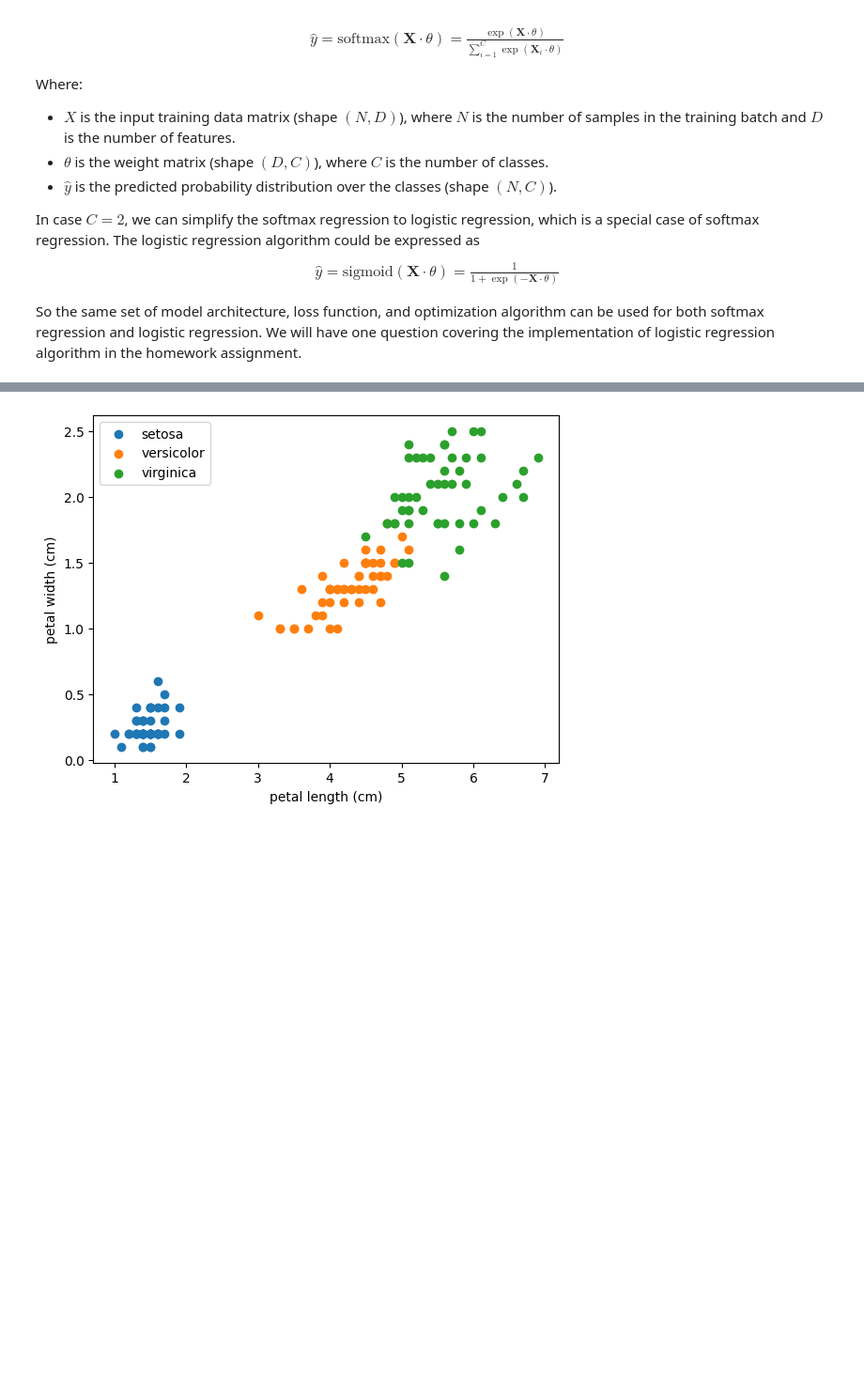
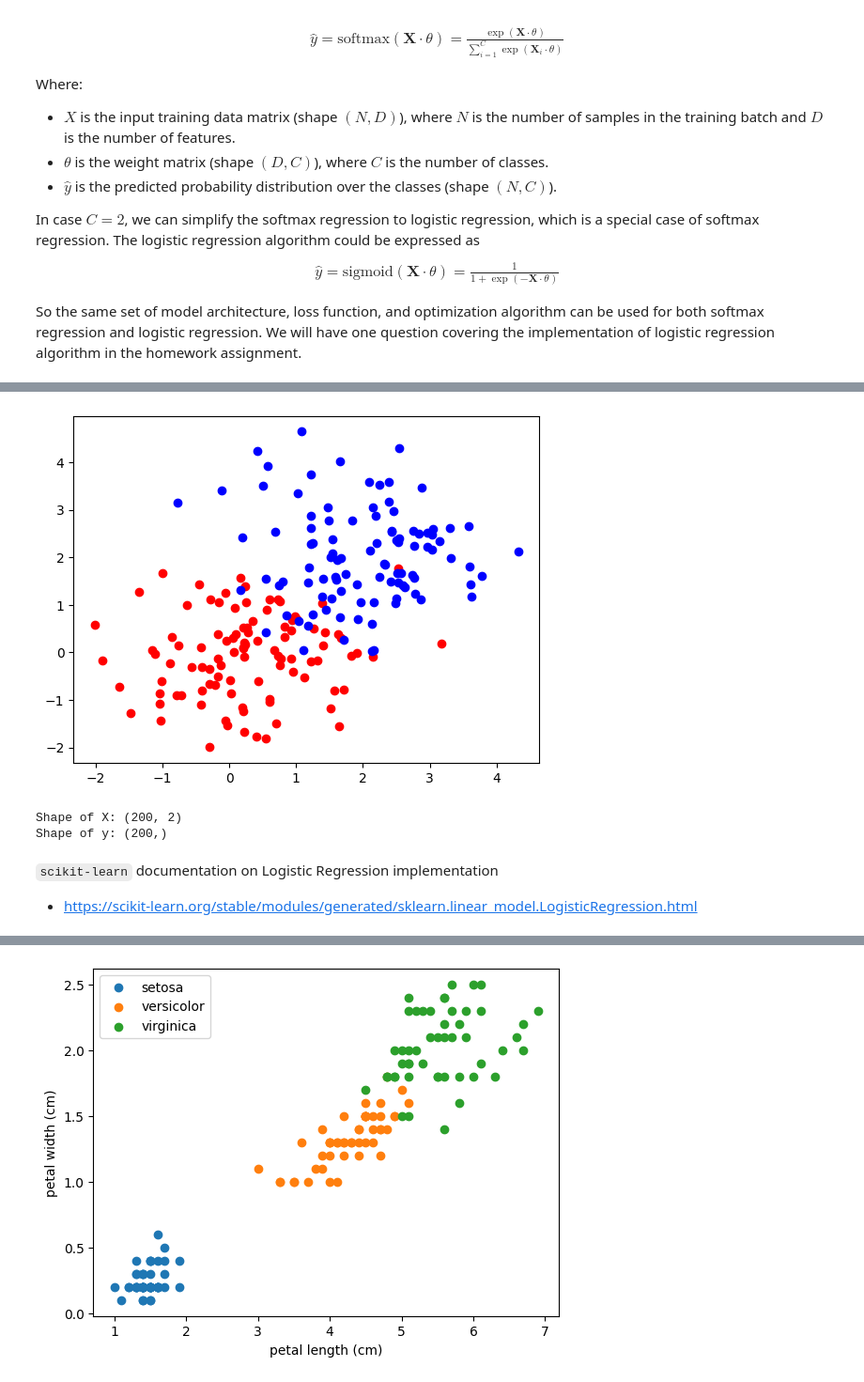
Before and after one commit to xiangshiyin/machine-learning-for-actuarial-science, a Jupyter notebook: 2025-spring/week04/notebook/demo.ipynb, the cells around one changed output, grey strips where cells are left out. Shown at 94% size. Cells and saved outputs as stored; diff of their text form; code cells hidden in the pictures; blank space fills up the shorter version.

```diff
--- a/2025-spring/week04/notebook/demo.ipynb
+++ b/2025-spring/week04/notebook/demo.ipynb
@@ -29,0 +41,32 @@ So the same set of model architecture, loss function, and optimization algorithm
+# %%
+X0 = np.random.multivariate_normal(mean=[0, 0], cov=[[1, 0], [0, 1]], size=100)
+# Class 1: centered at (2, 2)
+X1 = np.random.multivariate_normal(mean=[2, 2], cov=[[1, 0], [0, 1]], size=100)
+
+plt.plot(X0[:, 0], X0[:, 1], 'ro', label='Class 0')
+plt.plot(X1[:, 0], X1[:, 1], 'bo', label='Class 1')
+plt.show()
+# %% [output]
+[figure, added]
+# %%
+# Set a random seed for reproducibility
+np.random.seed(0)
+
+# Generate synthetic data for two classes
+# Class 0: centered at (0, 0)
+X0 = np.random.multivariate_normal(mean=[0, 0], cov=[[1, 0], [0, 1]], size=100)
+# Class 1: centered at (2, 2)
+X1 = np.random.multivariate_normal(mean=[2, 2], cov=[[1, 0], [0, 1]], size=100)
+
+# Combine the data
+X = np.vstack((X0, X1))
+y = np.array([0]*100 + [1]*100)
+
+print(f"Shape of X: {X.shape}")
+print(f"Shape of y: {y.shape}")
+# %% [output]
+Shape of X: (200, 2)
+Shape of y: (200,)
+# %% [markdown]
+`scikit-learn` documentation on Logistic Regression implementation
+* https://scikit-learn.org/stable/modules/generated/sklearn.linear_model.LogisticRegression.html
```
Also changed, not shown: parts of 4 cells of this notebook.
